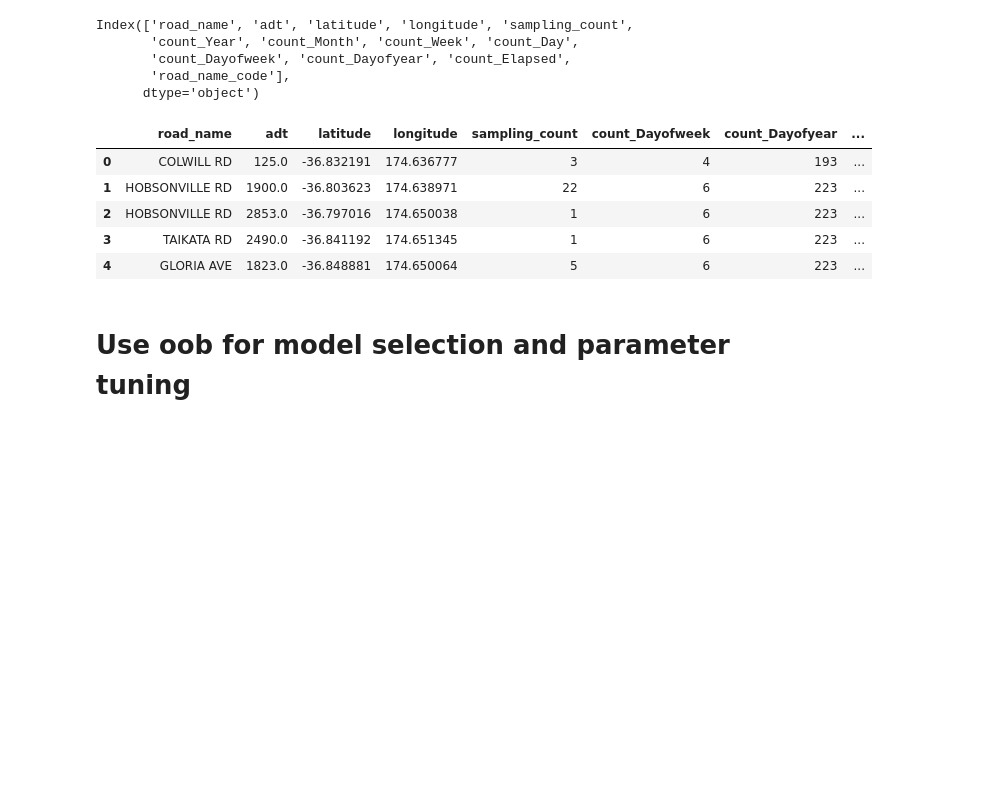
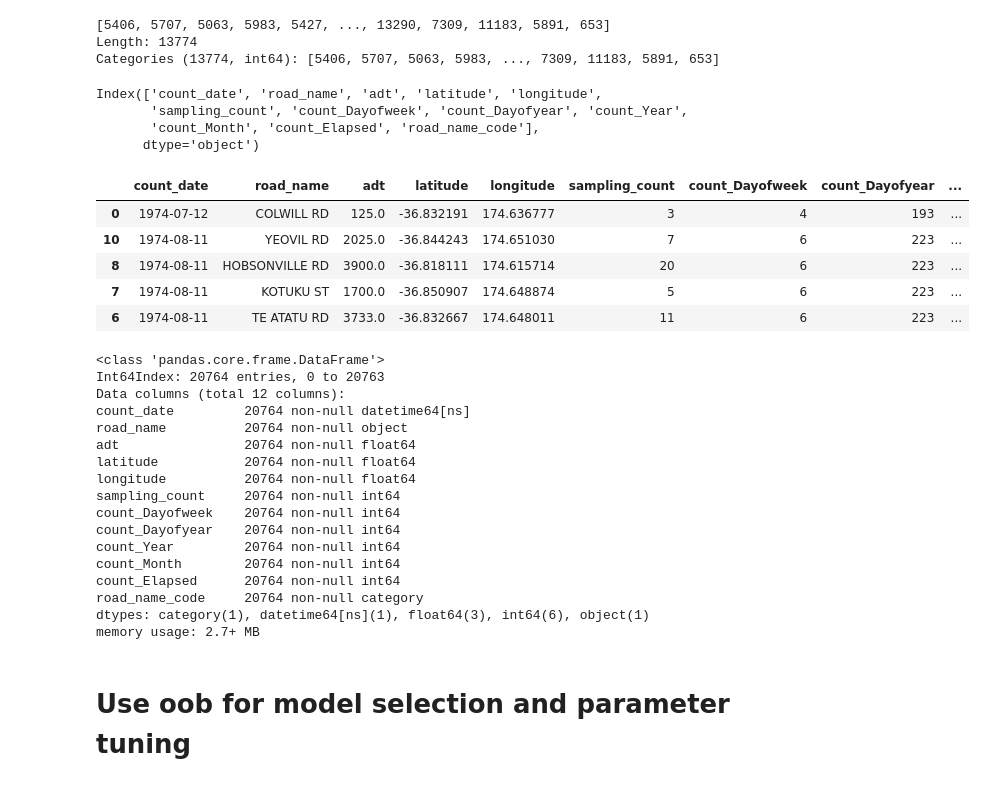
Before and after one commit to klin059/Auckland_traffic_analysis, a Jupyter notebook: 4_feature_engineering.ipynb, the cells around one changed output. Drawn from its saved outputs; the diff is of its cells as text; code cells hidden in the pictures; blank space fills up the shorter version.

Commit message:
wip and upload new data

```diff
--- a/4_feature_engineering.ipynb
+++ b/4_feature_engineering.ipynb
@@ -27,6 +30,8 @@ import sklearn
 # %%
 df = pd.read_csv(r'data/merged_date_v2.csv', parse_dates = ['count_date'])
+df.sort_values(by = "count_date", inplace = True)
 df.head()
+df.tail()
 # %% [output]
 |  | count_date | road_name | adt | latitude | longitude | sampling_count |
 | 0 | 1974-07-12 | COLWILL RD | 125.0 | -36.832191 | 174.636777 | 3 |
@@ -58,24 +69,48 @@ def add_datepart(df, fldname, drop=True, time=False, errors="raise"):
 # df.reset_index(inplace = True)
 add_datepart(df, 'count_date')
 # %%
-df['road_name_code'] = df['road_name'].astype('category').cat.codes.astype('category')
+df['road_name_code'] = df[['latitude', 'longitude']].astype('str').apply("_".join, 1)
+df['road_name_code'] = df['road_name_code'].astype('category').cat.codes.astype('category')
+# %%
+df['road_name_code'].unique()
+# %% [output]
+[5406, 5707, 5063, 5983, 5427, ..., 13290, 7309, 11183, 5891, 653]
+Length: 13774
+Categories (13774, int64): [5406, 5707, 5063, 5983, ..., 7309, 11183, 5891, 653]
 # %%
 df.columns
 # %% [output]
-Index(['road_name', 'adt', 'latitude', 'longitude', 'sampling_count',
-       'count_Year', 'count_Month', 'count_Week', 'count_Day',
-       'count_Dayofweek', 'count_Dayofyear', 'count_Elapsed',
-       'road_name_code'],
+Index(['count_date', 'road_name', 'adt', 'latitude', 'longitude',
+       'sampling_count', 'count_Dayofweek', 'count_Dayofyear', 'count_Year',
+       'count_Month', 'count_Elapsed', 'road_name_code'],
       dtype='object')
 # %%
 df.head()
+df.info()
 # %% [output]
-|  | road_name | adt | latitude | longitude | sampling_count | count_Dayofweek | count_Dayofyear | ... |
-| 0 | COLWILL RD | 125.0 | -36.832191 | 174.636777 | 3 | 4 | 193 | ... |
-| 1 | HOBSONVILLE RD | 1900.0 | -36.803623 | 174.638971 | 22 | 6 | 223 | ... |
-| 2 | HOBSONVILLE RD | 2853.0 | -36.797016 | 174.650038 | 1 | 6 | 223 | ... |
-| 3 | TAIKATA RD | 2490.0 | -36.841192 | 174.651345 | 1 | 6 | 223 | ... |
-| 4 | GLORIA AVE | 1823.0 | -36.848881 | 174.650064 | 5 | 6 | 223 | ... |
+|  | count_date | road_name | adt | latitude | longitude | sampling_count | count_Dayofweek | count_Dayofyear | ... |
+| 0 | 1974-07-12 | COLWILL RD | 125.0 | -36.832191 | 174.636777 | 3 | 4 | 193 | ... |
+| 10 | 1974-08-11 | YEOVIL RD | 2025.0 | -36.844243 | 174.651030 | 7 | 6 | 223 | ... |
+| 8 | 1974-08-11 | HOBSONVILLE RD | 3900.0 | -36.818111 | 174.615714 | 20 | 6 | 223 | ... |
+| 7 | 1974-08-11 | KOTUKU ST | 1700.0 | -36.850907 | 174.648874 | 5 | 6 | 223 | ... |
+| 6 | 1974-08-11 | TE ATATU RD | 3733.0 | -36.832667 | 174.648011 | 11 | 6 | 223 | ... |
+<class 'pandas.core.frame.DataFrame'>
+Int64Index: 20764 entries, 0 to 20763
+Data columns (total 12 columns):
+count_date         20764 non-null datetime64[ns]
+road_name          20764 non-null object
+adt                20764 non-null float64
+latitude           20764 non-null float64
+longitude          20764 non-null float64
+sampling_count     20764 non-null int64
+count_Dayofweek    20764 non-null int64
+count_Dayofyear    20764 non-null int64
+count_Year         20764 non-null int64
+count_Month        20764 non-null int64
+count_Elapsed      20764 non-null int64
+road_name_code     20764 non-null category
+dtypes: category(1), datetime64[ns](1), float64(3), int64(6), object(1)
+memory usage: 2.7+ MB
 # %%
 xcols = [col for col in df.columns]
 xcols.remove('adt')
```
Also changed, not shown: parts of 48 cells of this notebook, 15 other files.
